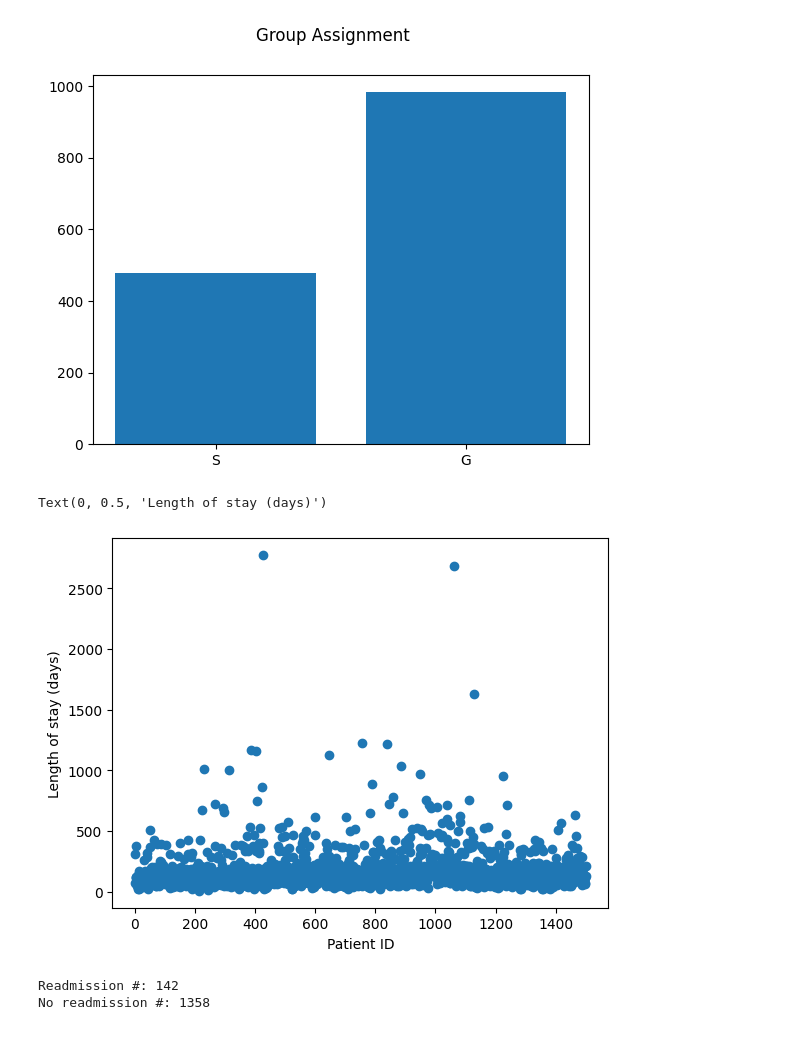
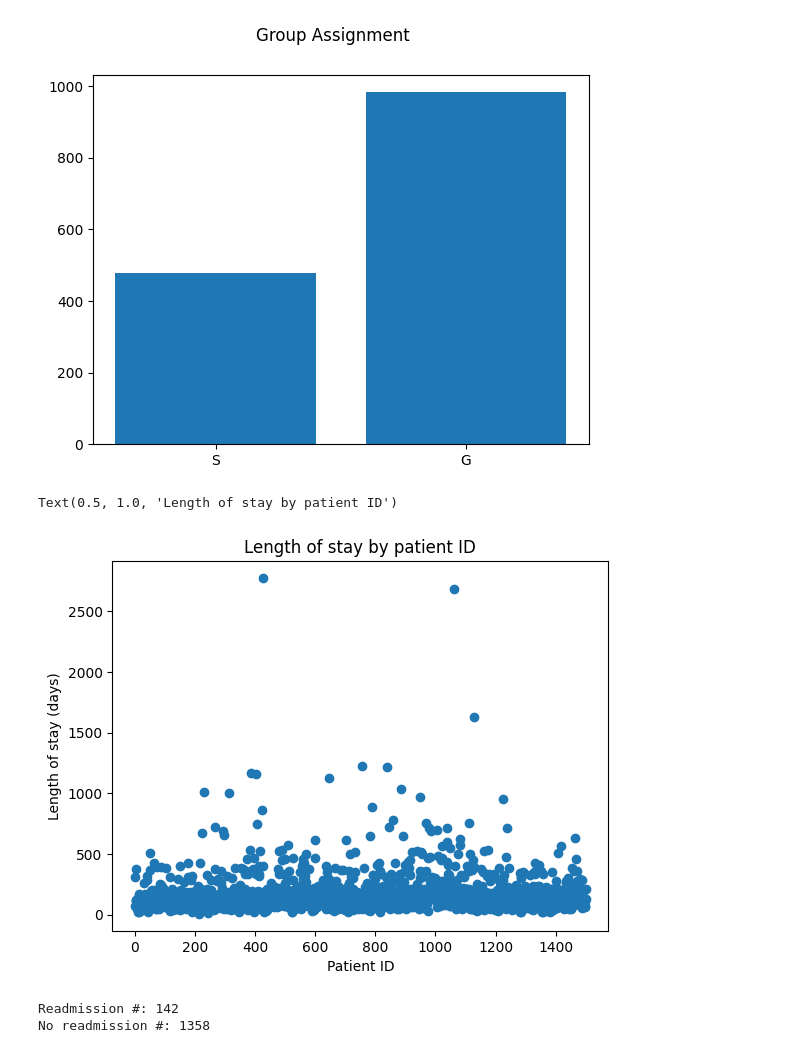
Before and after one commit to Precision-MD/precisionMD-model, a Jupyter notebook: EDA/EDA.ipynb, the cells around one changed output. Drawn from its saved outputs; the diff is of its cells as text; code cells hidden in the pictures.

Commit message:
Added titles to plots missing them

```diff
--- a/EDA/EDA.ipynb
+++ b/EDA/EDA.ipynb
@@ -145,12 +145,14 @@ G #: 982
 Text(0.5, 0.98, 'Group Assignment')
 [figure]
 # %%
+import matplotlib.pyplot as plt
 plt.scatter([float(y) for y in df["ID"]], [float(y) for y in df["LOS"]])
 plt.xlabel("Patient ID")
 plt.ylabel("Length of stay (days)")
+plt.title("Length of stay by patient ID")
 # %% [output]
-Text(0, 0.5, 'Length of stay (days)')
+Text(0.5, 1.0, 'Length of stay by patient ID')
-[figure, old version]
+[figure, new version]
 # %%
 # Readmission rate
 import matplotlib.pyplot as plt
```
Also changed, not shown: parts of 2 cells of this notebook.
